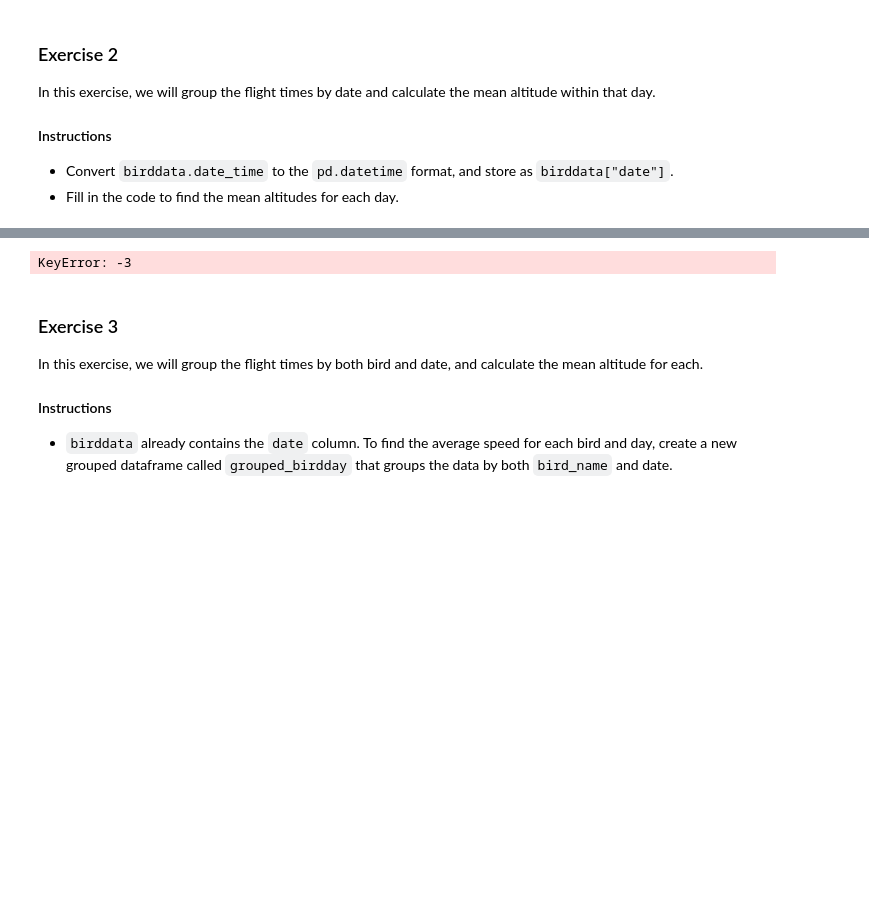
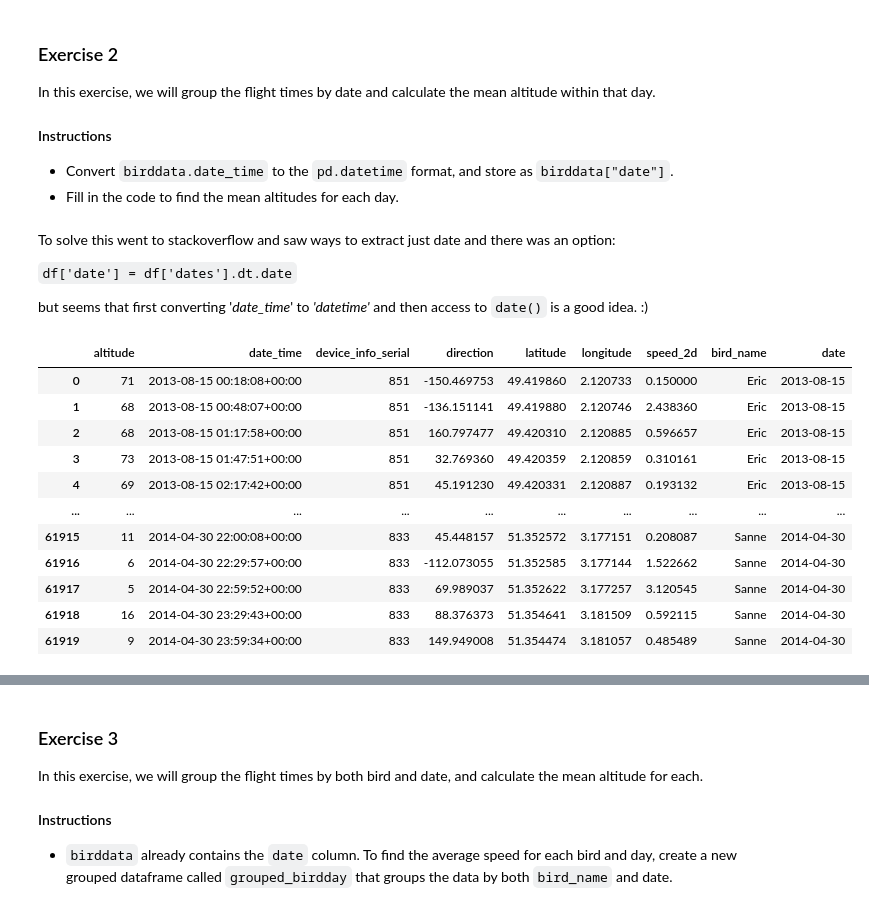
Before and after one commit to maby200/PythonForResearch, a Jupyter notebook: 4-week/5th-case/HW4-2.ipynb, the cells around one changed output, grey strips where cells are left out. Saved outputs shown, nothing was run; the diff lists cells and outputs as text; code cells hidden in the pictures; blank space fills up the shorter version.

```diff
--- a/4-week/5th-case/HW4-2.ipynb
+++ b/4-week/5th-case/HW4-2.ipynb
@@ -49,3 +49,9 @@ In this exercise, we will group the flight times by date and calculate the mean
 #### Instructions
 - Convert `birddata.date_time` to the `pd.datetime` format, and store as `birddata["date"]`.
 - Fill in the code to find the mean altitudes for each day.
+# %% [markdown]
+To solve this went to stackoverflow and saw ways to extract just date and there was an option:
+
+`df['date'] = df['dates'].dt.date`
+
+but seems that first converting '_date_time_' to _'datetime'_ and then access to `date()` is a good idea. :)
@@ -52,3 +71,15 @@ In this exercise, we will group the flight times by date and calculate the mean
 # %%
-birddata.date
+birddata
 # %% [output]
+|  | altitude | date_time | device_info_serial | direction | latitude | longitude | speed_2d | bird_name | date |
+| 0 | 71 | 2013-08-15 00:18:08+00:00 | 851 | -150.469753 | 49.419860 | 2.120733 | 0.150000 | Eric | 2013-08-15 |
+| 1 | 68 | 2013-08-15 00:48:07+00:00 | 851 | -136.151141 | 49.419880 | 2.120746 | 2.438360 | Eric | 2013-08-15 |
+| 2 | 68 | 2013-08-15 01:17:58+00:00 | 851 | 160.797477 | 49.420310 | 2.120885 | 0.596657 | Eric | 2013-08-15 |
+| 3 | 73 | 2013-08-15 01:47:51+00:00 | 851 | 32.769360 | 49.420359 | 2.120859 | 0.310161 | Eric | 2013-08-15 |
+| 4 | 69 | 2013-08-15 02:17:42+00:00 | 851 | 45.191230 | 49.420331 | 2.120887 | 0.193132 | Eric | 2013-08-15 |
+| ... | ... | ... | ... | ... | ... | ... | ... | ... | ... |
+| 61915 | 11 | 2014-04-30 22:00:08+00:00 | 833 | 45.448157 | 51.352572 | 3.177151 | 0.208087 | Sanne | 2014-04-30 |
+| 61916 | 6 | 2014-04-30 22:29:57+00:00 | 833 | -112.073055 | 51.352585 | 3.177144 | 1.522662 | Sanne | 2014-04-30 |
+| 61917 | 5 | 2014-04-30 22:59:52+00:00 | 833 | 69.989037 | 51.352622 | 3.177257 | 3.120545 | Sanne | 2014-04-30 |
+| 61918 | 16 | 2014-04-30 23:29:43+00:00 | 833 | 88.376373 | 51.354641 | 3.181509 | 0.592115 | Sanne | 2014-04-30 |
+| 61919 | 9 | 2014-04-30 23:59:34+00:00 | 833 | 149.949008 | 51.354474 | 3.181057 | 0.485489 | Sanne | 2014-04-30 |
@@ -67,17 +87,3 @@ Name: date, Length: 61920, dtype: datetime64[ns, UTC]
-# %%
-# Convert birddata.date_time to the `pd.datetime` format.
-birddata.date_time = pd.to_datetime(birddata.date_time)
-
-# Create a new column of day of observation
-birddata["date"] = birddata.date_time
-
-# Use `groupby()` to group the data by date.
-grouped_bydates = birddata.groupby('date')
-
-# Find the mean `altitude` for each date.
-mean_altitudes_perday = grouped_bydates.altitude.mean()
-# %% [output]
-KeyError: -3
 # %% [markdown]
 ### Exercise 3
 
```
Also changed, not shown: parts of 6 cells of this notebook.
